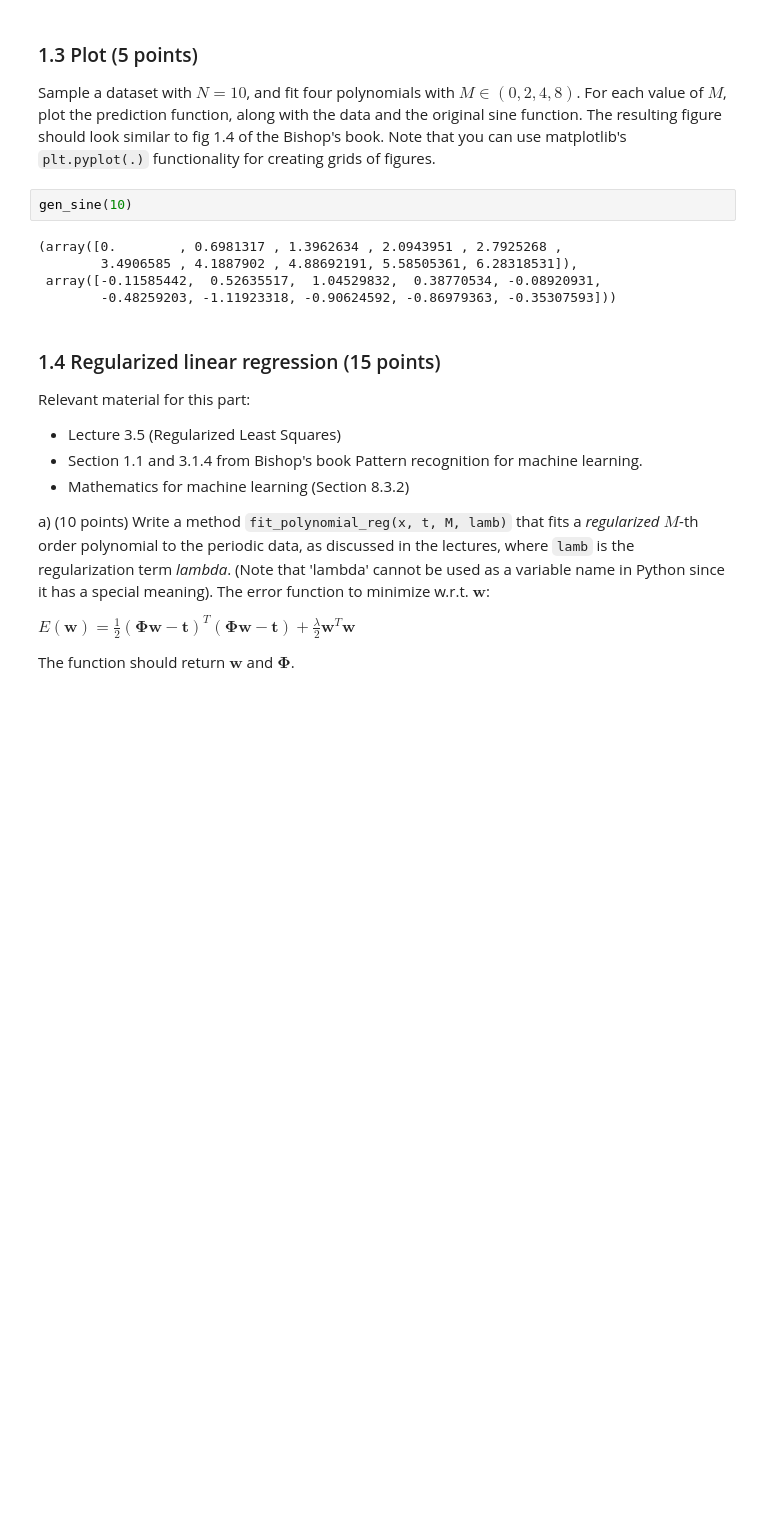
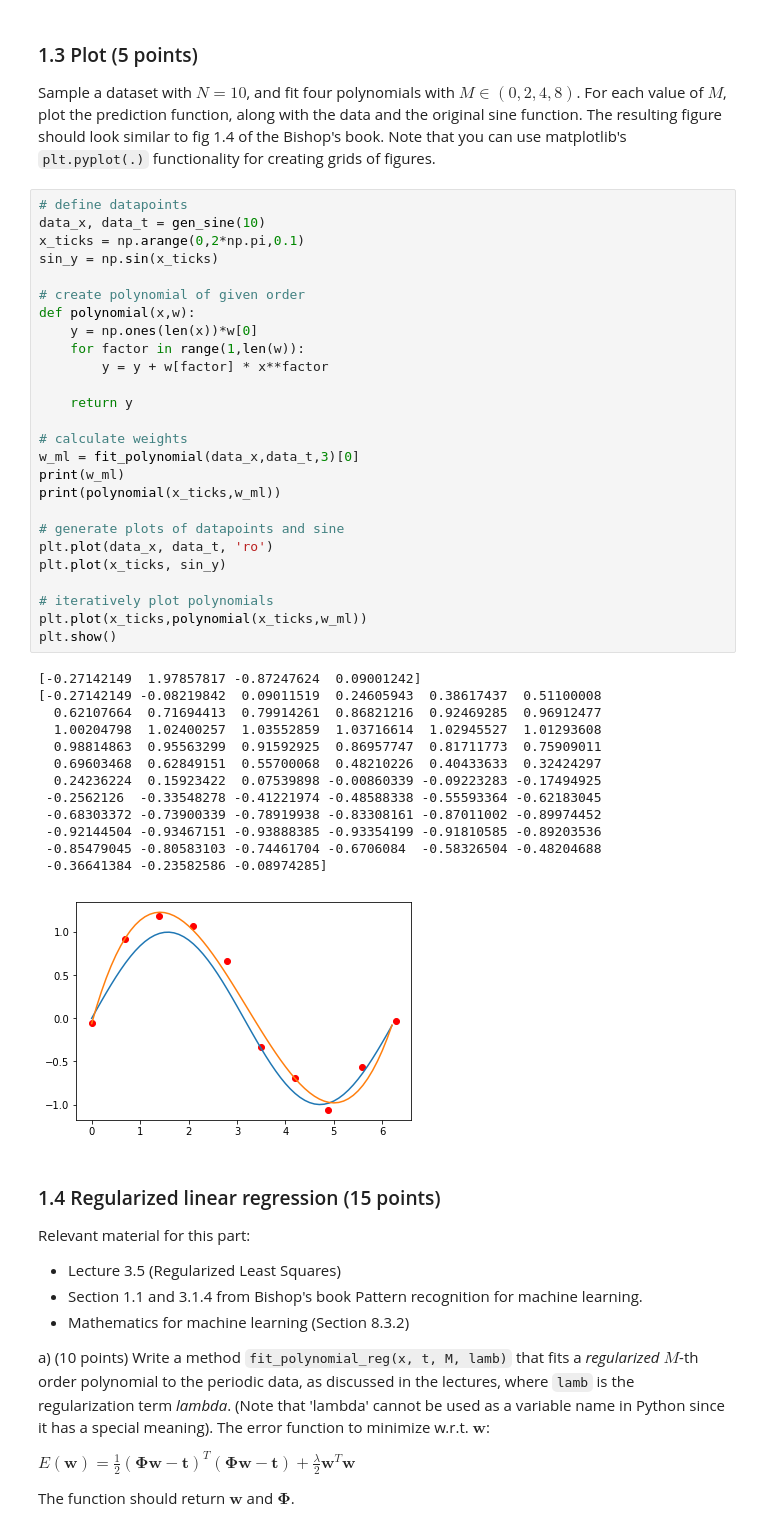
Before and after one commit to Dawlau/UVA_ML, a Jupyter notebook: 11061286_14532921_lab1.ipynb, the cells around one changed output. Saved outputs shown, nothing was run; the diff lists cells and outputs as text; blank space fills up the shorter version.

Commit message:
Wrote code for plots ex 1.3

```diff
--- a/11061286_14532921_lab1.ipynb
+++ b/11061286_14532921_lab1.ipynb
@@ -203,13 +203,46 @@ assert Phi.shape == (N, m+1), "The shape of Phi is incorrect"
 ### 1.3 Plot (5 points)
 Sample a dataset with $N=10$, and fit four polynomials with $M \in (0, 2, 4, 8)$.
 For each value of $M$, plot the prediction function, along with the data and the original sine function. The resulting figure should look similar to fig 1.4 of the Bishop's book. Note that you can use matplotlib's `plt.pyplot(.)` functionality for creating grids of figures.
-# %%
-gen_sine(10)
-# %% [output]
-(array([0.        , 0.6981317 , 1.3962634 , 2.0943951 , 2.7925268 ,
-        3.4906585 , 4.1887902 , 4.88692191, 5.58505361, 6.28318531]),
- array([-0.11585442,  0.52635517,  1.04529832,  0.38770534, -0.08920931,
-        -0.48259203, -1.11923318, -0.90624592, -0.86979363, -0.35307593]))
+# %%
+# define datapoints
+data_x, data_t = gen_sine(10)
+x_ticks = np.arange(0,2*np.pi,0.1)
+sin_y = np.sin(x_ticks)
+
+# create polynomial of given order
+def polynomial(x,w):
+    y = np.ones(len(x))*w[0]
+    for factor in range(1,len(w)):
+        y = y + w[factor] * x**factor
+
+    return y
+
+# calculate weights
+w_ml = fit_polynomial(data_x,data_t,3)[0]
+print(w_ml)
+print(polynomial(x_ticks,w_ml))
+
+# generate plots of datapoints and sine
+plt.plot(data_x, data_t, 'ro')
+plt.plot(x_ticks, sin_y)
+
+# iteratively plot polynomials
+plt.plot(x_ticks,polynomial(x_ticks,w_ml))
+plt.show()
+# %% [output]
+[-0.27142149  1.97857817 -0.87247624  0.09001242]
+[-0.27142149 -0.08219842  0.09011519  0.24605943  0.38617437  0.51100008
+  0.62107664  0.71694413  0.79914261  0.86821216  0.92469285  0.96912477
+  1.00204798  1.02400257  1.03552859  1.03716614  1.02945527  1.01293608
+  0.98814863  0.95563299  0.91592925  0.86957747  0.81711773  0.75909011
+  0.69603468  0.62849151  0.55700068  0.48210226  0.40433633  0.32424297
+  0.24236224  0.15923422  0.07539898 -0.00860339 -0.09223283 -0.17494925
+ -0.2562126  -0.33548278 -0.41221974 -0.48588338 -0.55593364 -0.62183045
+ -0.68303372 -0.73900339 -0.78919938 -0.83308161 -0.87011002 -0.89974452
+ -0.92144504 -0.93467151 -0.93888385 -0.93354199 -0.91810585 -0.89203536
+ -0.85479045 -0.80583103 -0.74461704 -0.6706084  -0.58326504 -0.48204688
+ -0.36641384 -0.23582586 -0.08974285]
+[figure, added]
 # %% [markdown]
 ### 1.4 Regularized linear regression (15 points)
 
```
